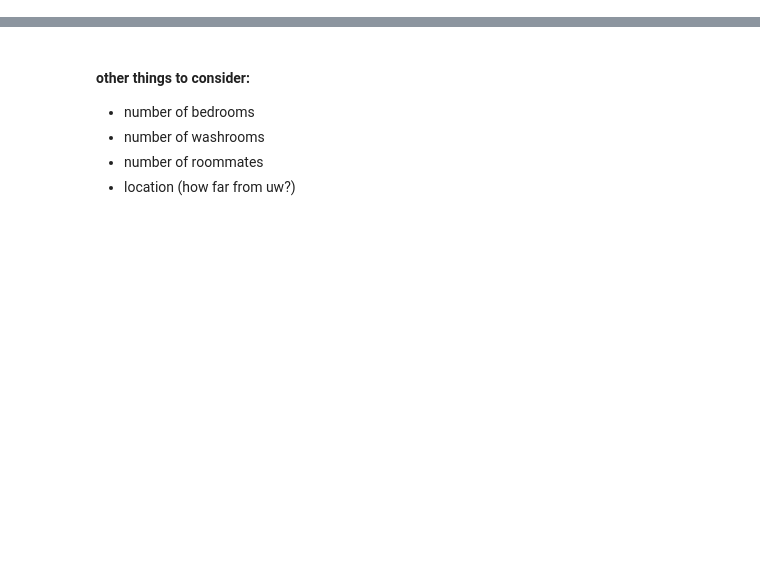
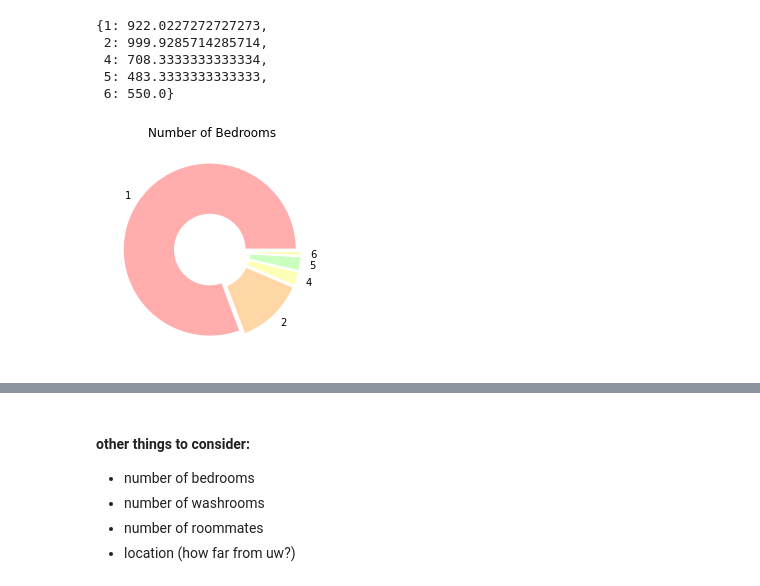
Before and after one commit to iriskimm/uw-student-housing, a Jupyter notebook: facebook_scraper.ipynb, the cells around one changed output, grey strips where cells are left out. Cells and saved outputs as stored; diff of their text form; code cells hidden in the pictures; blank space fills up the shorter version.

```diff
--- a/facebook_scraper.ipynb
+++ b/facebook_scraper.ipynb
@@ -115,4 +128,4 @@ data = {'price': price_list, 'bedroom': bedrooms_list, 'isLookingFor': isLooking
 # %%
-df = pd.DataFrame(data)
-df.to_excel('housing_list.xlsx', index=False)
+# df = pd.DataFrame(data)
+# df.to_excel('housing_list.xlsx', index=False)
 df.head()
@@ -148,12 +224,20 @@ for idx, frame in by_bedroom:
 #     print("------------------------")
 # %%
 price_by_bedroom
+# %% [output]
+{1: 922.0227272727273,
+ 2: 999.9285714285714,
+ 4: 708.3333333333334,
+ 5: 483.3333333333333,
+ 6: 550.0}
 # %%
-colors = ['#ffadad', '#ffd6a5', '#fdffb6', '#caffbf']
-explode = [0.03] * 4
+colors = ['#ffadad', '#ffd6a5', '#fdffb6', '#caffbf', '#fdffb6']
+explode = [0.03] * 5
 wedgeprops = {'width': 0.6, 'edgecolor':'w', 'linewidth':2}
 plt.pie(bedroom_values, labels=bedroom_labels, colors=colors, explode=explode, wedgeprops=wedgeprops)
 plt.title("Number of Bedrooms")
 plt.show()
+# %% [output]
+[figure, added]
 # %%
 plt.bar(price_by_bedroom.keys(), price_by_bedroom.values())
```
Also changed, not shown: parts of 24 cells of this notebook, 1 other file.
